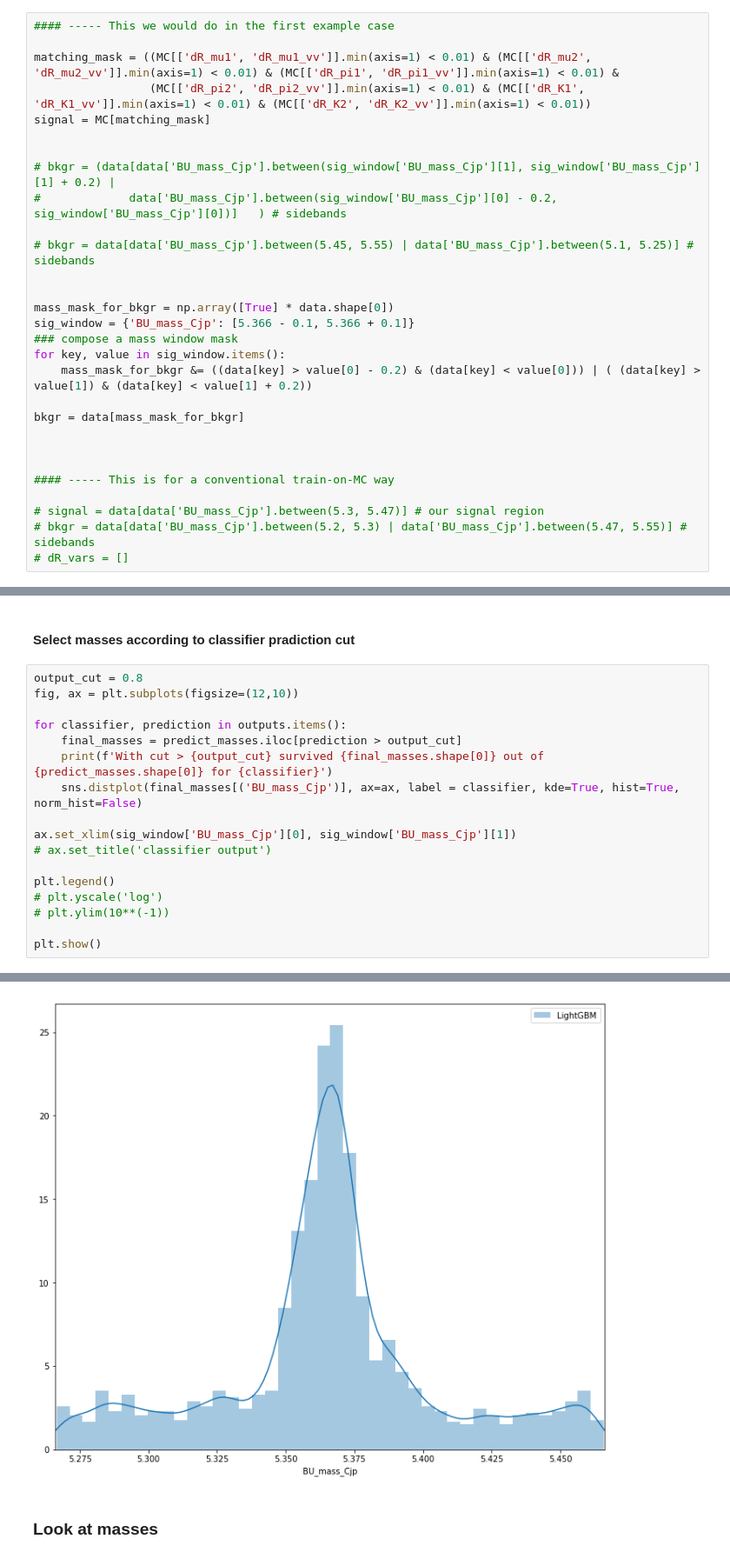
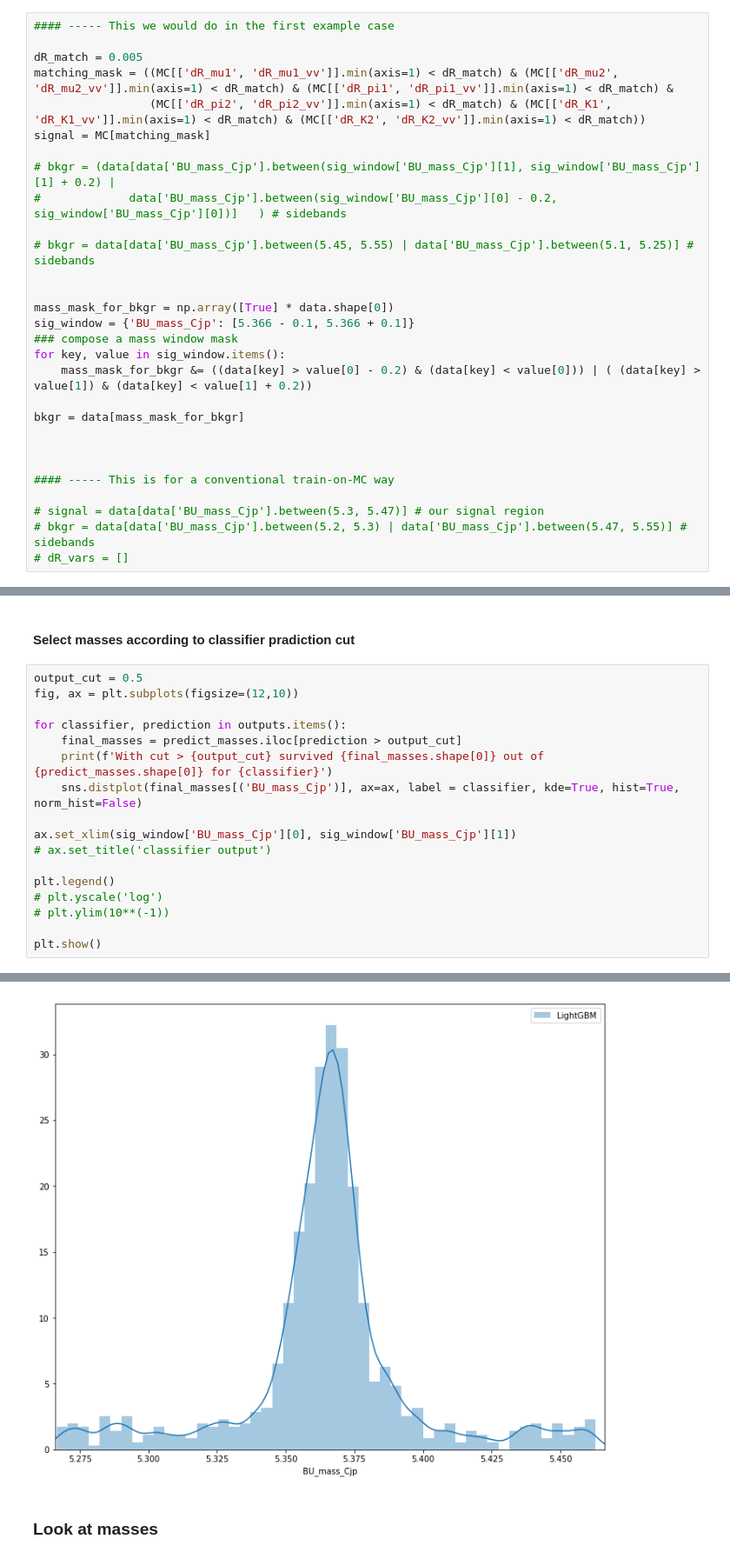
Before and after one commit to ofivite/MISP2019, a Jupyter notebook: school_preliminary_studies.ipynb, the cells around one changed output, grey strips where cells are left out. Shown at 87% size. Saved outputs shown, nothing was run; the diff lists cells and outputs as text.

```diff
--- a/school_preliminary_studies.ipynb
+++ b/school_preliminary_studies.ipynb
@@ -83,10 +89,10 @@ Index(['psi_eta', 'BU_pvdistsignif2_Cjp', 'mu_1_pt', 'PI2_eta', 'BU_pt_Cjp',
 # %%
 #### ----- This we would do in the first example case
 
-matching_mask = ((MC[['dR_mu1', 'dR_mu1_vv']].min(axis=1) < 0.01) & (MC[['dR_mu2', 'dR_mu2_vv']].min(axis=1) < 0.01) & (MC[['dR_pi1', 'dR_pi1_vv']].min(axis=1) < 0.01) &
-                 (MC[['dR_pi2', 'dR_pi2_vv']].min(axis=1) < 0.01) & (MC[['dR_K1', 'dR_K1_vv']].min(axis=1) < 0.01) & (MC[['dR_K2', 'dR_K2_vv']].min(axis=1) < 0.01))
+dR_match = 0.005
+matching_mask = ((MC[['dR_mu1', 'dR_mu1_vv']].min(axis=1) < dR_match) & (MC[['dR_mu2', 'dR_mu2_vv']].min(axis=1) < dR_match) & (MC[['dR_pi1', 'dR_pi1_vv']].min(axis=1) < dR_match) &
+                 (MC[['dR_pi2', 'dR_pi2_vv']].min(axis=1) < dR_match) & (MC[['dR_K1', 'dR_K1_vv']].min(axis=1) < dR_match) & (MC[['dR_K2', 'dR_K2_vv']].min(axis=1) < dR_match))
 signal = MC[matching_mask]
-
 
 # bkgr = (data[data['BU_mass_Cjp'].between(sig_window['BU_mass_Cjp'][1], sig_window['BU_mass_Cjp'][1] + 0.2) |
 #             data['BU_mass_Cjp'].between(sig_window['BU_mass_Cjp'][0] - 0.2, sig_window['BU_mass_Cjp'][0])]   ) # sidebands
@@ -398,7 +603,7 @@ plt.show()
 # %% [markdown]
 #### **Select masses according to classifier pradiction cut**
 # %%
-output_cut = 0.8
+output_cut = 0.5
 fig, ax = plt.subplots(figsize=(12,10))
 
 for classifier, prediction in outputs.items():
@@ -419,4 +624,4 @@ With cut > 0.8 survived 1542 out of 76011 for LightGBM
-[figure, old version]
+[figure, new version]
 # %% [markdown]
 ### **Look at masses**
 # %%
```
Also changed, not shown: parts of 33 cells of this notebook.
